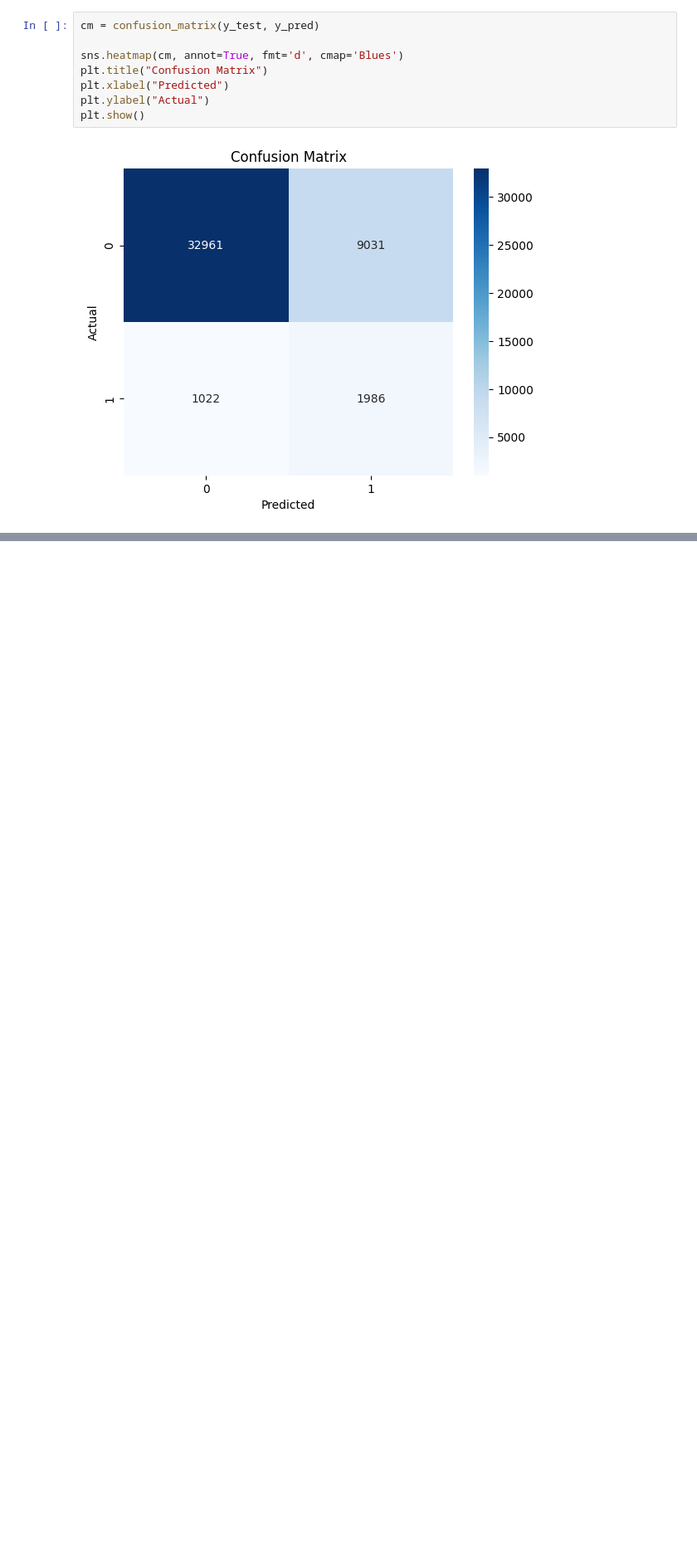
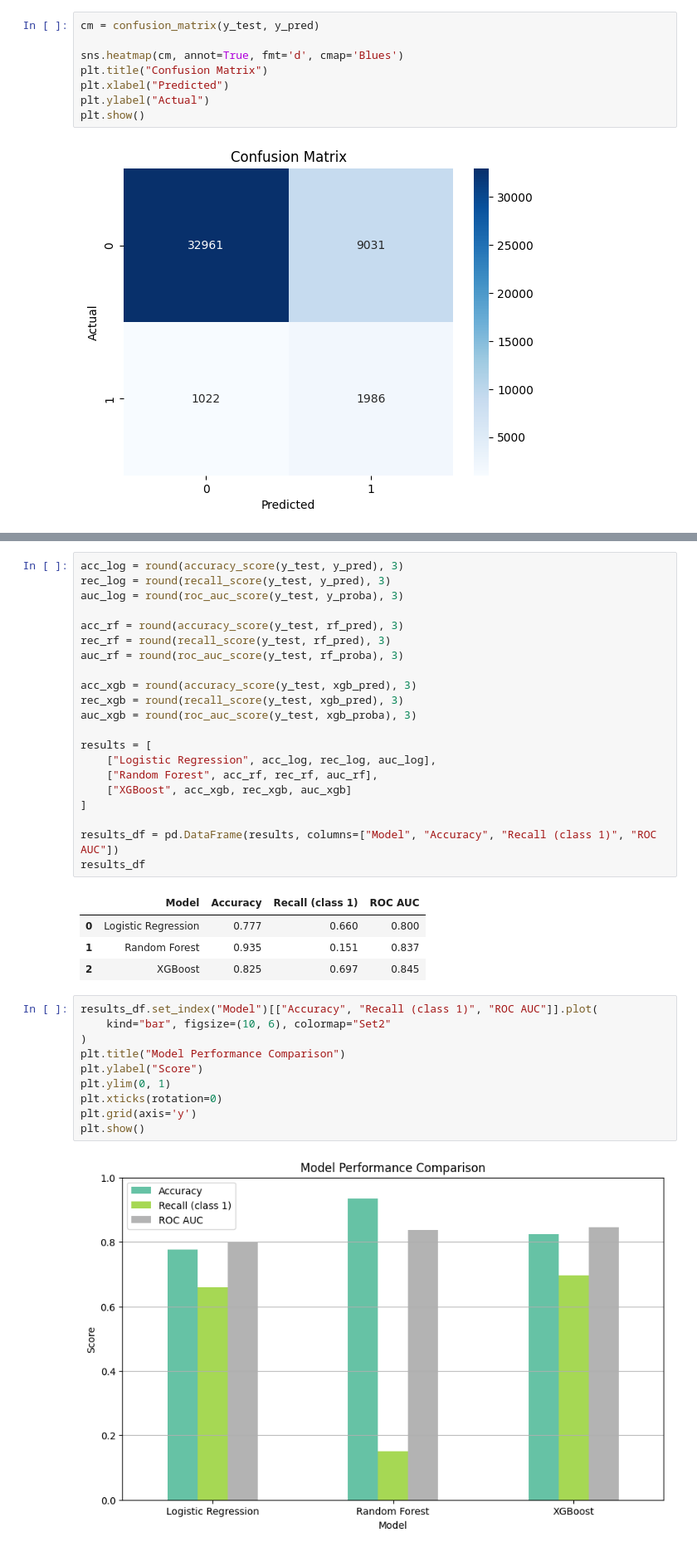
Before and after one commit to rmarcisz/Credit-Score-Analysis, a Jupyter notebook: Credit Score Analysis.ipynb, the cells around one changed output, grey strips where cells are left out. Shown at 83% size. Drawn from its saved outputs; the diff is of its cells as text; blank space fills up the shorter version.

```diff
--- a/Credit Score Analysis.ipynb
+++ b/Credit Score Analysis.ipynb
@@ -142,0 +163,38 @@ ROC AUC: 0.800
+# %%
+acc_log = round(accuracy_score(y_test, y_pred), 3)
+rec_log = round(recall_score(y_test, y_pred), 3)
+auc_log = round(roc_auc_score(y_test, y_proba), 3)
+
+acc_rf = round(accuracy_score(y_test, rf_pred), 3)
+rec_rf = round(recall_score(y_test, rf_pred), 3)
+auc_rf = round(roc_auc_score(y_test, rf_proba), 3)
+
+acc_xgb = round(accuracy_score(y_test, xgb_pred), 3)
+rec_xgb = round(recall_score(y_test, xgb_pred), 3)
+auc_xgb = round(roc_auc_score(y_test, xgb_proba), 3)
+
+results = [
+    ["Logistic Regression", acc_log, rec_log, auc_log],
+    ["Random Forest", acc_rf, rec_rf, auc_rf],
+    ["XGBoost", acc_xgb, rec_xgb, auc_xgb]
+]
+
+results_df = pd.DataFrame(results, columns=["Model", "Accuracy", "Recall (class 1)", "ROC AUC"])
+results_df
+# %% [output]
+|  | Model | Accuracy | Recall (class 1) | ROC AUC |
+| 0 | Logistic Regression | 0.777 | 0.660 | 0.800 |
+| 1 | Random Forest | 0.935 | 0.151 | 0.837 |
+| 2 | XGBoost | 0.825 | 0.697 | 0.845 |
+# %%
+results_df.set_index("Model")[["Accuracy", "Recall (class 1)", "ROC AUC"]].plot(
+    kind="bar", figsize=(10, 6), colormap="Set2"
+)
+plt.title("Model Performance Comparison")
+plt.ylabel("Score")
+plt.ylim(0, 1)
+plt.xticks(rotation=0)
+plt.grid(axis='y')
+plt.show()
+# %% [output]
+[figure, added]
```
Also changed, not shown: parts of 11 cells of this notebook.
